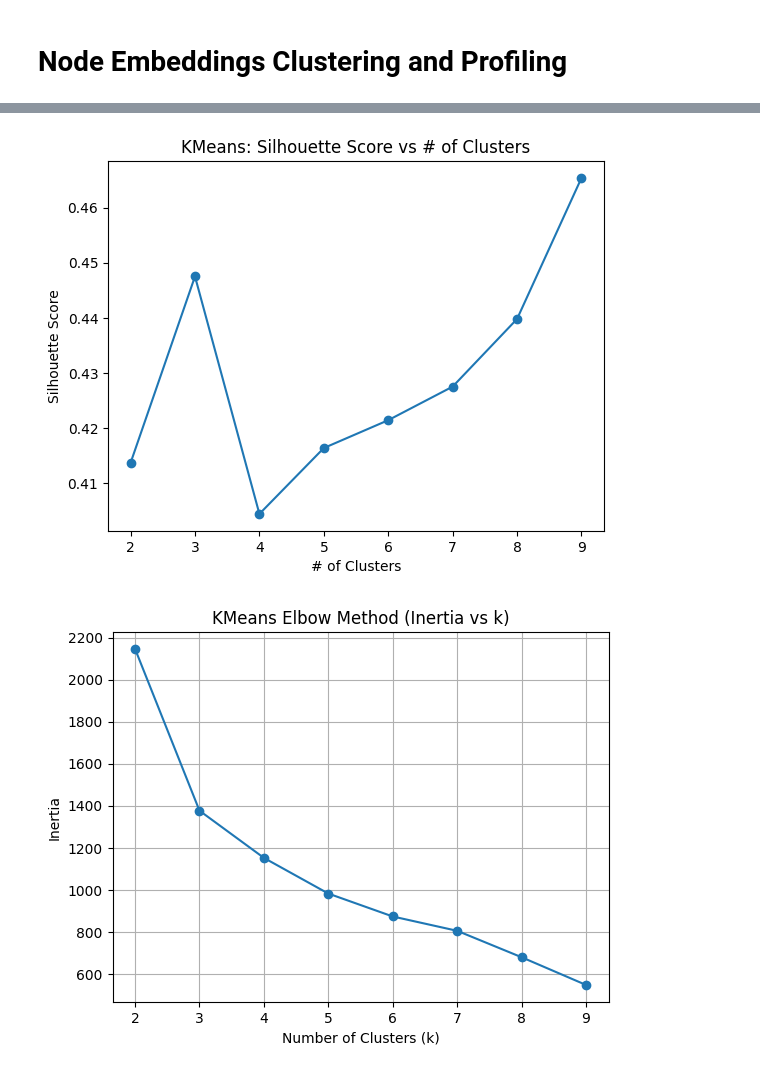
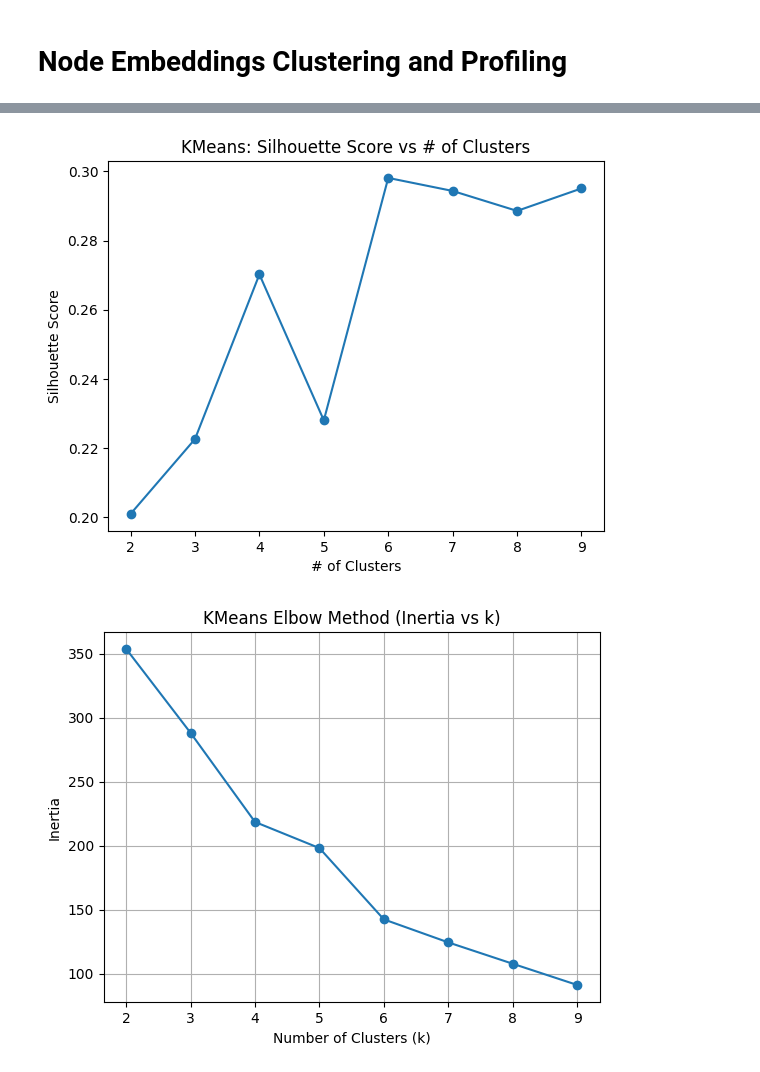
Before and after one commit to Xron7/FakeNewsDetection, a Jupyter notebook: network/node_clustering.ipynb, the cells around one changed output, grey strips where cells are left out. Drawn from its saved outputs; the diff is of its cells as text; code cells hidden in the pictures.

```diff
--- a/network/node_clustering.ipynb
+++ b/network/node_clustering.ipynb
@@ -10,7 +10,7 @@ from config import PATH
 
 SEED = 42
 # %%
-emb_df = pd.read_csv(PATH + 'node_embeddings_3.csv')
+emb_df = pd.read_csv(PATH + 'node_embeddings.csv')
 # %%
 n_rows = emb_df.shape[0]
 
@@ -90,46 +90,33 @@ plt.show()
 from sklearn.metrics import silhouette_score
 from sklearn.cluster import KMeans, DBSCAN, AgglomerativeClustering
 
-CLUSTER_RANGE = range(2, 10)
+cluster_range = range(2, 10)
 
-def plot_silhouette(X, method_name, params = {}, cluster_range = CLUSTER_RANGE):
-    methods = {
-        "KMeans": KMeans,
-        "AgglomerativeClustering": AgglomerativeClustering
-    }
-    scores = []
-    for k in cluster_range:
-        model = methods[method_name](n_clusters=k, **params)
-        model.fit(X)
+scores   = []
+inertias = []
+for k in cluster_range:
+    model = KMeans(n_clusters=k, random_state=SEED)
+    model.fit(X)
 
-        scores.append(silhouette_score(X, model.labels_))
+    scores.append(silhouette_score(X, model.labels_))
+    inertias.append(model.inertia_)
 
-    plt.plot(cluster_range, scores, marker='o')
-    plt.title(f"{method_name}: Silhouette Score vs # of Clusters")
-    plt.xlabel("# of Clusters")
-    plt.ylabel("Silhouette Score")
-    plt.show()
-
-    return None
-
-plot_silhouette(X, 'KMeans', {'random_state': SEED})
+plt.plot(cluster_range, scores, marker='o')
+plt.title("KMeans: Silhouette Score vs # of Clusters")
+plt.xlabel("# of Clusters")
+plt.ylabel("Silhouette Score")
+plt.show()
 # %% [output]
-[figure, old version]
+[figure, new version]
 # %%
-inertias = []
-for k in CLUSTER_RANGE:
-    kmeans = KMeans(n_clusters=k, random_state=SEED)
-    kmeans.fit(X)
-    inertias.append(kmeans.inertia_)
-
-plt.plot(CLUSTER_RANGE, inertias, marker='o')
+plt.plot(cluster_range, inertias, marker='o')
 plt.title("KMeans Elbow Method (Inertia vs k)")
 plt.xlabel("Number of Clusters (k)")
 plt.ylabel("Inertia")
 plt.grid(True)
 plt.show()
 # %% [output]
-[figure, old version]
+[figure, new version]
 # %%
 model = KMeans(n_clusters=3, random_state=SEED)
 model.fit(X)
```
Also changed, not shown: parts of 17 cells of this notebook, 1 other file.
